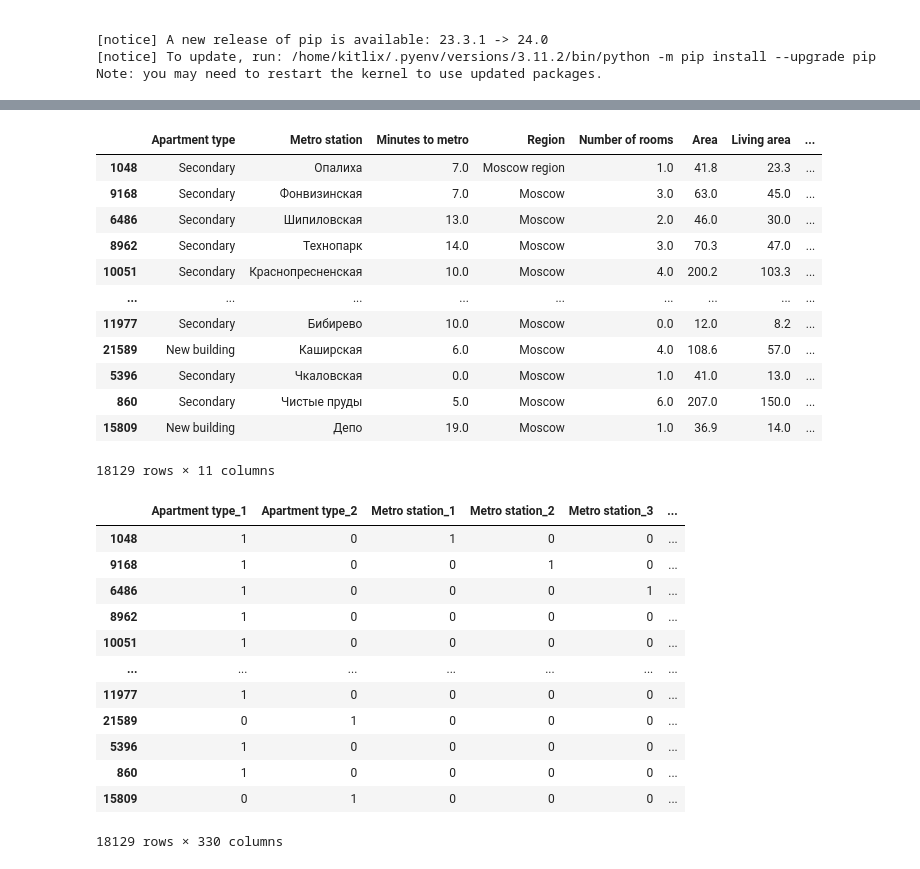
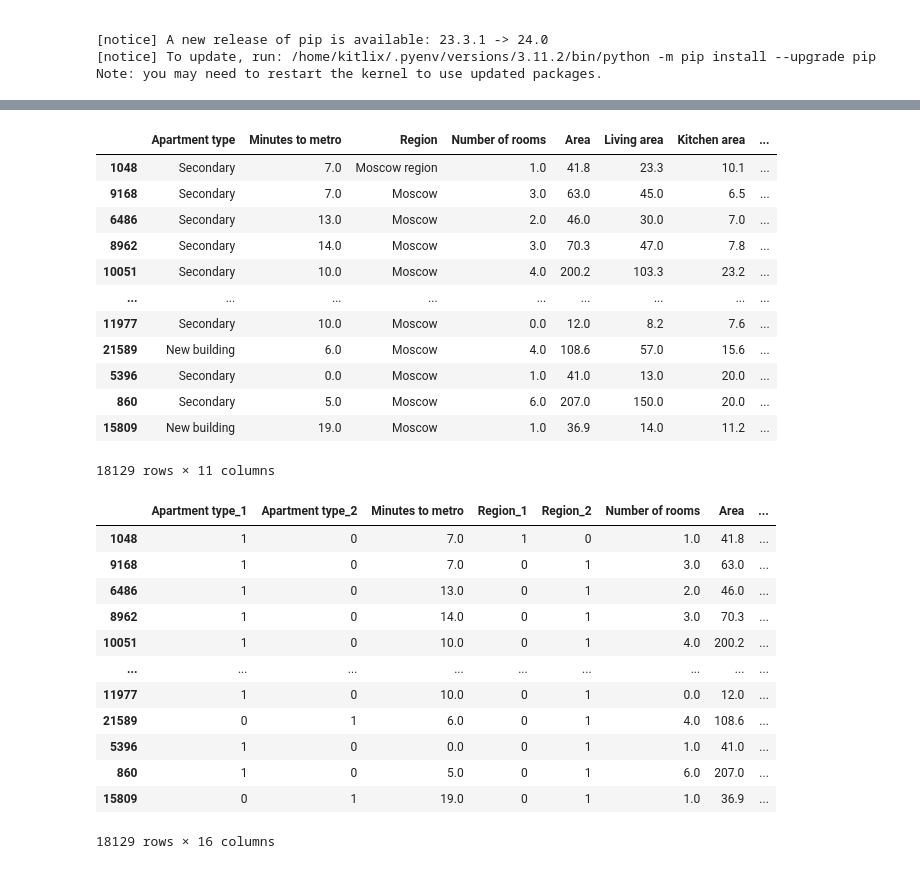
Before and after one commit to t-ravnushkin/moscow-house-pricing, a Jupyter notebook: main.ipynb, the cells around one changed output, grey strips where cells are left out. Drawn from its saved outputs; the diff is of its cells as text; code cells hidden in the pictures.

```diff
--- a/main.ipynb
+++ b/main.ipynb
@@ -114,3 +100,13 @@ DEPRECATION: torchsde 0.2.5 has a non-standard dependency specifier numpy>=1.19.
 [notice] A new release of pip is available: 23.3.1 -> 24.0
 [notice] To update, run: /home/kitlix/.pyenv/versions/3.11.2/bin/python -m pip install --upgrade pip
 Note: you may need to restart the kernel to use updated packages.
+# %%
+theatric_df = pd.read_csv("theatric.csv")
+# map station name to time
+time_to_teatralnaya = dict()
+for row in theatric_df.itertuples():
+    rowdata = row[1]
+    row_time = int(rowdata.split(" ")[-1])
+    row_name = " ".join(rowdata.split(" ")[:-1])
+    time_to_teatralnaya[row_name] = row_time
+time_to_teatralnaya
@@ -116,0 +131,3 @@ Note: you may need to restart the kernel to use updated packages.
+# %%
+df["Time to Teatralnaya"] = df["Metro station"].map(time_to_teatralnaya)
+df
@@ -117,5 +153,5 @@ Note: you may need to restart the kernel to use updated packages.
 # %%
-X = df.drop(["Price"], axis=1)
+X = df.drop(["Price", "Metro station"], axis=1)
 y = df["Price"]
 # %%
 from sklearn.model_selection import train_test_split
@@ -126,40 +162,40 @@ X_train, X_test, y_train, y_test = train_test_split(
 # %%
 X_train
 # %% [output]
-|  | Apartment type | Metro station | Minutes to metro | Region | Number of rooms | Area | Living area | ... |
-| 1048 | Secondary | Опалиха | 7.0 | Moscow region | 1.0 | 41.8 | 23.3 | ... |
-| 9168 | Secondary | Фонвизинская | 7.0 | Moscow | 3.0 | 63.0 | 45.0 | ... |
-| 6486 | Secondary | Шипиловская | 13.0 | Moscow | 2.0 | 46.0 | 30.0 | ... |
-| 8962 | Secondary | Технопарк | 14.0 | Moscow | 3.0 | 70.3 | 47.0 | ... |
-| 10051 | Secondary | Краснопресненская | 10.0 | Moscow | 4.0 | 200.2 | 103.3 | ... |
+|  | Apartment type | Minutes to metro | Region | Number of rooms | Area | Living area | Kitchen area | ... |
+| 1048 | Secondary | 7.0 | Moscow region | 1.0 | 41.8 | 23.3 | 10.1 | ... |
+| 9168 | Secondary | 7.0 | Moscow | 3.0 | 63.0 | 45.0 | 6.5 | ... |
+| 6486 | Secondary | 13.0 | Moscow | 2.0 | 46.0 | 30.0 | 7.0 | ... |
+| 8962 | Secondary | 14.0 | Moscow | 3.0 | 70.3 | 47.0 | 7.8 | ... |
+| 10051 | Secondary | 10.0 | Moscow | 4.0 | 200.2 | 103.3 | 23.2 | ... |
 | ... | ... | ... | ... | ... | ... | ... | ... | ... |
-| 11977 | Secondary | Бибирево | 10.0 | Moscow | 0.0 | 12.0 | 8.2 | ... |
-| 21589 | New building | Каширская | 6.0 | Moscow | 4.0 | 108.6 | 57.0 | ... |
-| 5396 | Secondary | Чкаловская | 0.0 | Moscow | 1.0 | 41.0 | 13.0 | ... |
-| 860 | Secondary | Чистые пруды | 5.0 | Moscow | 6.0 | 207.0 | 150.0 | ... |
-| 15809 | New building | Депо | 19.0 | Moscow | 1.0 | 36.9 | 14.0 | ... |
+| 11977 | Secondary | 10.0 | Moscow | 0.0 | 12.0 | 8.2 | 7.6 | ... |
+| 21589 | New building | 6.0 | Moscow | 4.0 | 108.6 | 57.0 | 15.6 | ... |
+| 5396 | Secondary | 0.0 | Moscow | 1.0 | 41.0 | 13.0 | 20.0 | ... |
+| 860 | Secondary | 5.0 | Moscow | 6.0 | 207.0 | 150.0 | 20.0 | ... |
+| 15809 | New building | 19.0 | Moscow | 1.0 | 36.9 | 14.0 | 11.2 | ... |
 18129 rows × 11 columns
 # %%
 import category_encoders as ce
 
-encoder = ce.OneHotEncoder(cols=["Apartment type", "Metro station", "Region", "Renovation"])
+encoder = ce.OneHotEncoder(cols=["Apartment type", "Region", "Renovation"])
 X_train = encoder.fit_transform(X_train)
 X_test = encoder.transform(X_test)
 X_train
 # %% [output]
-|  | Apartment type_1 | Apartment type_2 | Metro station_1 | Metro station_2 | Metro station_3 | ... |
-| 1048 | 1 | 0 | 1 | 0 | 0 | ... |
-| 9168 | 1 | 0 | 0 | 1 | 0 | ... |
-| 6486 | 1 | 0 | 0 | 0 | 1 | ... |
-| 8962 | 1 | 0 | 0 | 0 | 0 | ... |
-| 10051 | 1 | 0 | 0 | 0 | 0 | ... |
-| ... | ... | ... | ... | ... | ... | ... |
-| 11977 | 1 | 0 | 0 | 0 | 0 | ... |
-| 21589 | 0 | 1 | 0 | 0 | 0 | ... |
-| 5396 | 1 | 0 | 0 | 0 | 0 | ... |
-| 860 | 1 | 0 | 0 | 0 | 0 | ... |
-| 15809 | 0 | 1 | 0 | 0 | 0 | ... |
+|  | Apartment type_1 | Apartment type_2 | Minutes to metro | Region_1 | Region_2 | Number of rooms | Area | ... |
+| 1048 | 1 | 0 | 7.0 | 1 | 0 | 1.0 | 41.8 | ... |
+| 9168 | 1 | 0 | 7.0 | 0 | 1 | 3.0 | 63.0 | ... |
+| 6486 | 1 | 0 | 13.0 | 0 | 1 | 2.0 | 46.0 | ... |
+| 8962 | 1 | 0 | 14.0 | 0 | 1 | 3.0 | 70.3 | ... |
+| 10051 | 1 | 0 | 10.0 | 0 | 1 | 4.0 | 200.2 | ... |
+| ... | ... | ... | ... | ... | ... | ... | ... | ... |
+| 11977 | 1 | 0 | 10.0 | 0 | 1 | 0.0 | 12.0 | ... |
+| 21589 | 0 | 1 | 6.0 | 0 | 1 | 4.0 | 108.6 | ... |
+| 5396 | 1 | 0 | 0.0 | 0 | 1 | 1.0 | 41.0 | ... |
+| 860 | 1 | 0 | 5.0 | 0 | 1 | 6.0 | 207.0 | ... |
+| 15809 | 0 | 1 | 19.0 | 0 | 1 | 1.0 | 36.9 | ... |
-18129 rows × 330 columns
+18129 rows × 16 columns
 # %%
 from sklearn.preprocessing import RobustScaler
 
```
Also changed, not shown: parts of 12 cells of this notebook, 8 other files.
